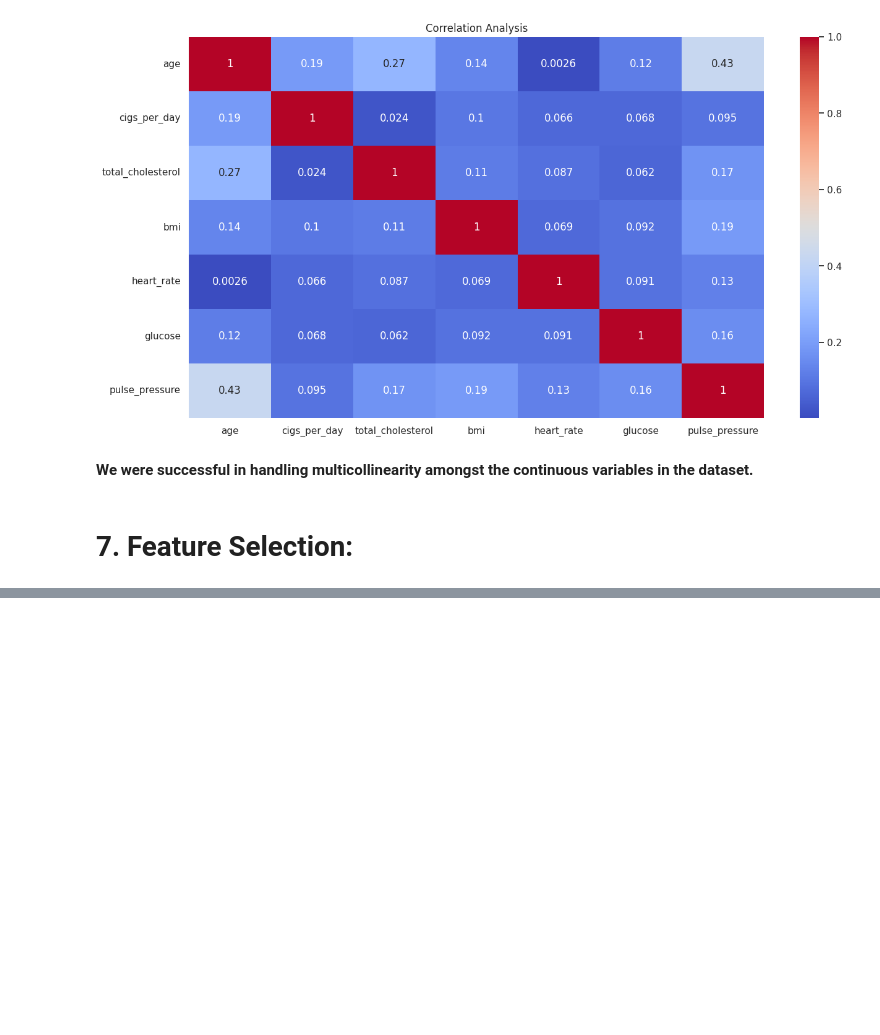
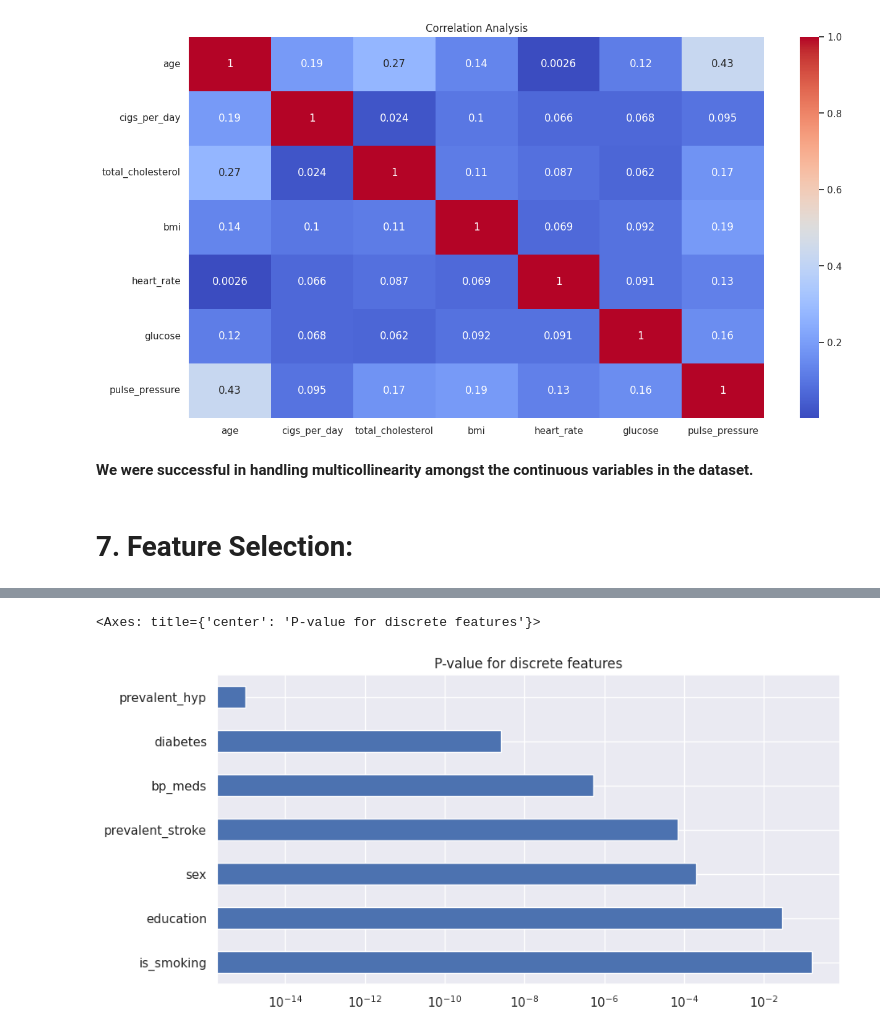
Before and after one commit to hamant-jagwan/Cardiovascular_Risk_Prediction--ML--Classification, a Jupyter notebook: Cardiovascular_Risk_Prediction.ipynb, the cells around one changed output, grey strips where cells are left out. Drawn from its saved outputs; the diff is of its cells as text; code cells hidden in the pictures; blank space fills up the shorter version.

```diff
--- a/Cardiovascular_Risk_Prediction.ipynb
+++ b/Cardiovascular_Risk_Prediction.ipynb
@@ -773,0 +782,4 @@ sns.heatmap(abs(correlation), annot=True, cmap='coolwarm')
+# %%
+# chi2 scores
+chi_scores = chi2(cardio_df[categorical_var], cardio_df[dependent_var])
+chi_scores
@@ -773,0 +791,5 @@ sns.heatmap(abs(correlation), annot=True, cmap='coolwarm')
+# %%
+#  P values for discrete features
+p_values = pd.Series(chi_scores[1], index = cardio_df[categorical_var].columns)
+p_values.sort_values(ascending = False , inplace = True)
+p_values
@@ -773,0 +805,10 @@ sns.heatmap(abs(correlation), annot=True, cmap='coolwarm')
+# %%
+# Plotting p values for chi2 test for discrete features
+plt.figure(figsize=(10,5))
+plt.xscale('log')
+plt.xlabel('P-value')
+plt.title('P-value for discrete features')
+p_values.plot.barh()
+# %% [output]
+<Axes: title={'center': 'P-value for discrete features'}>
+[figure, added]
```
Also changed, not shown: parts of 24 cells of this notebook.
